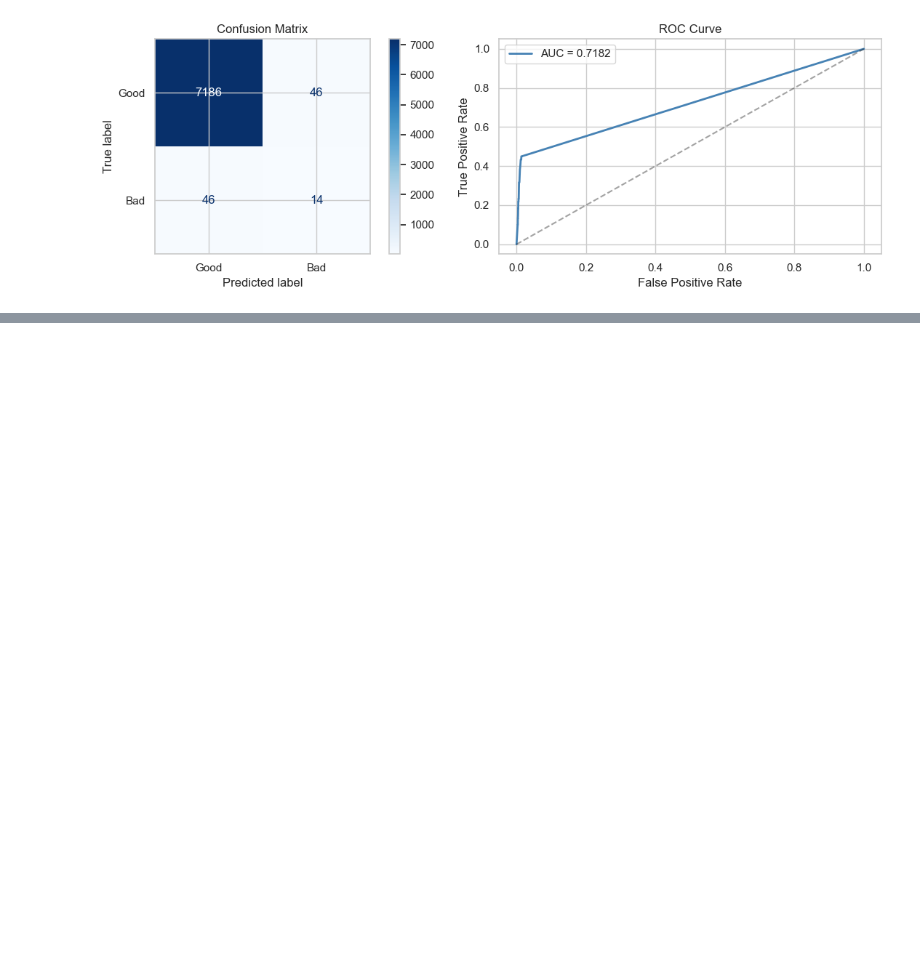
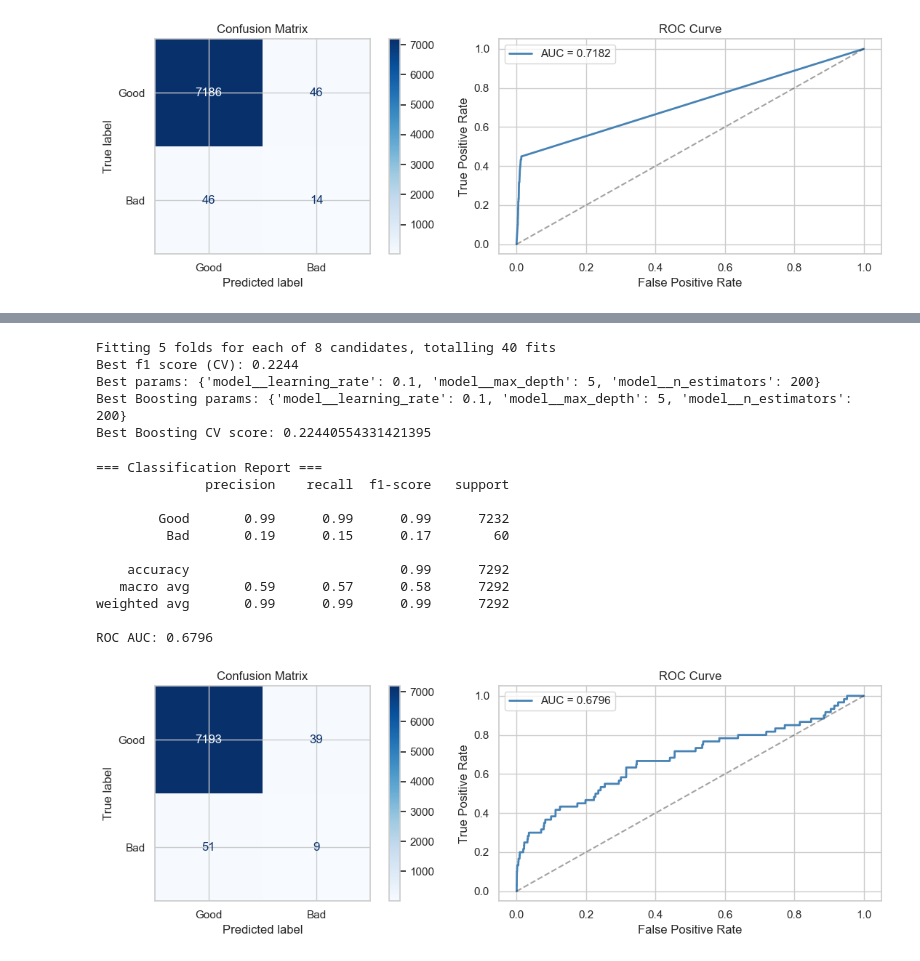
Before and after one commit to nickleezx/CS3244_Machine_Learning_Group8, a Jupyter notebook: notebook.ipynb, the cells around one changed output, grey strips where cells are left out. Drawn from its saved outputs; the diff is of its cells as text; code cells hidden in the pictures; blank space fills up the shorter version.

```diff
--- a/notebook.ipynb
+++ b/notebook.ipynb
@@ -929,0 +970,44 @@ plt.show()
+# %%
+from sklearn.ensemble import GradientBoostingClassifier
+
+boost_model = GradientBoostingClassifier(random_state=42)
+
+boost_param_grid = {
+    "model__n_estimators": [100, 200],
+    "model__learning_rate": [0.05, 0.1],
+    "model__max_depth": [3, 5],
+}
+
+boost_grid = train_with_gridsearch(
+    model=boost_model,
+    param_grid=boost_param_grid,
+    X_train=X_train,
+    y_train=y_train,
+    cv_folds=5,
+    scoring="f1",
+    use_smote=True,
+)
+
+print("Best Boosting params:", boost_grid.best_params_)
+print("Best Boosting CV score:", boost_grid.best_score_)
+# %% [output]
+Fitting 5 folds for each of 8 candidates, totalling 40 fits
+Best f1 score (CV): 0.2244
+Best params: {'model__learning_rate': 0.1, 'model__max_depth': 5, 'model__n_estimators': 200}
+Best Boosting params: {'model__learning_rate': 0.1, 'model__max_depth': 5, 'model__n_estimators': 200}
+Best Boosting CV score: 0.22440554331421395
+# %%
+boost_results = evaluate_model(boost_grid, X_test, y_test)
+# %% [output]
+=== Classification Report ===
+              precision    recall  f1-score   support
+
+        Good       0.99      0.99      0.99      7232
+         Bad       0.19      0.15      0.17        60
+
+    accuracy                           0.99      7292
+   macro avg       0.59      0.57      0.58      7292
+weighted avg       0.99      0.99      0.99      7292
+
+ROC AUC: 0.6796
+[figure, added]
```
Also changed, not shown: parts of 13 cells of this notebook.
